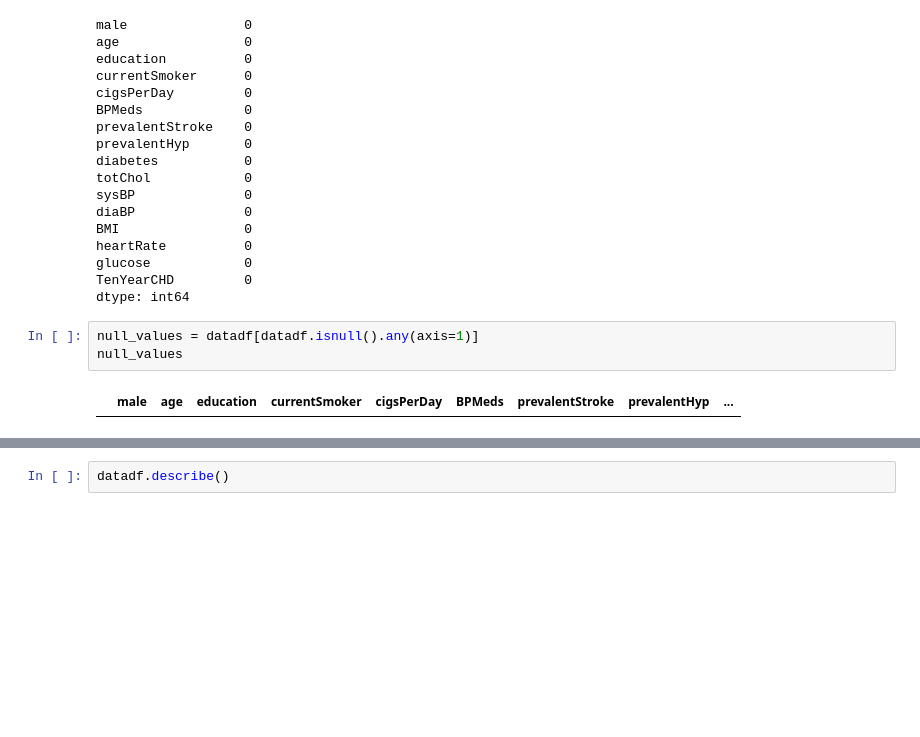
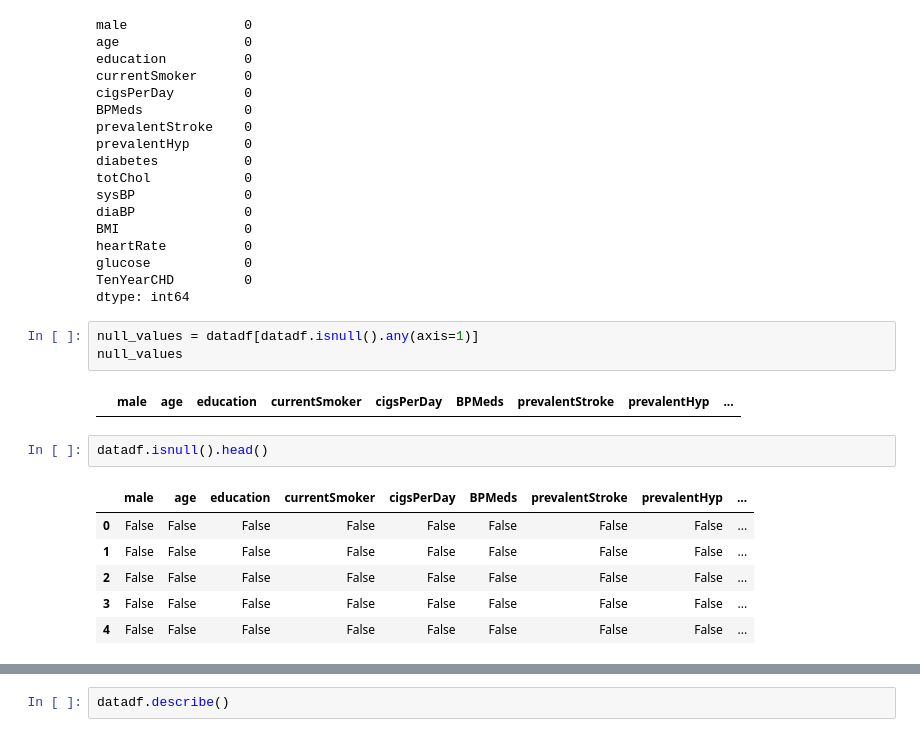
Before and after one commit to sha2992/CHD-Data-Project, a Jupyter notebook: CHD - Data Analysis.ipynb, the cells around one changed output, grey strips where cells are left out. Cells and saved outputs as stored; diff of their text form; blank space fills up the shorter version.

```diff
--- a/CHD - Data Analysis.ipynb
+++ b/CHD - Data Analysis.ipynb
@@ -190,3 +194,12 @@ null_values = datadf[datadf.isnull().any(axis=1)]
 null_values
 # %% [output]
 |  | male | age | education | currentSmoker | cigsPerDay | BPMeds | prevalentStroke | prevalentHyp | ... |
+# %%
+datadf.isnull().head()
+# %% [output]
+|  | male | age | education | currentSmoker | cigsPerDay | BPMeds | prevalentStroke | prevalentHyp | ... |
+| 0 | False | False | False | False | False | False | False | False | ... |
+| 1 | False | False | False | False | False | False | False | False | ... |
+| 2 | False | False | False | False | False | False | False | False | ... |
+| 3 | False | False | False | False | False | False | False | False | ... |
+| 4 | False | False | False | False | False | False | False | False | ... |
```
Also changed, not shown: parts of 32 cells of this notebook.
